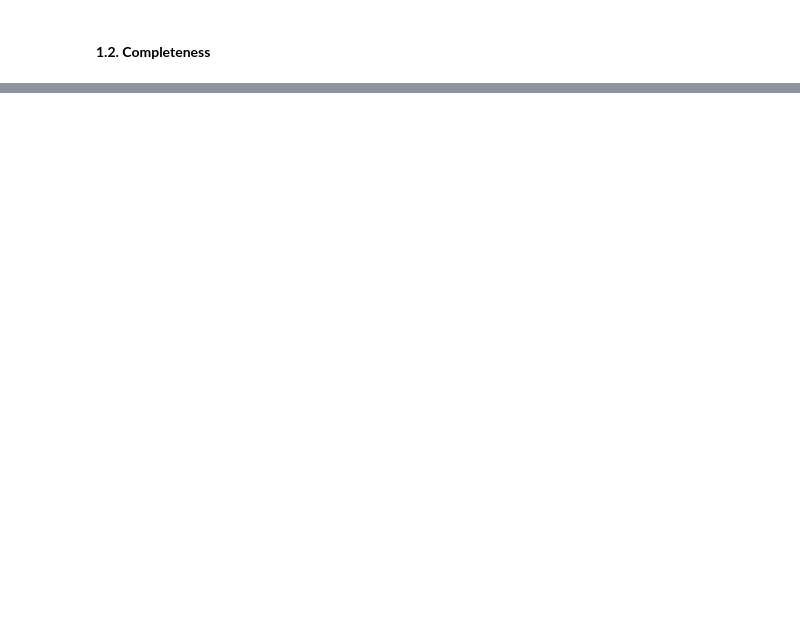
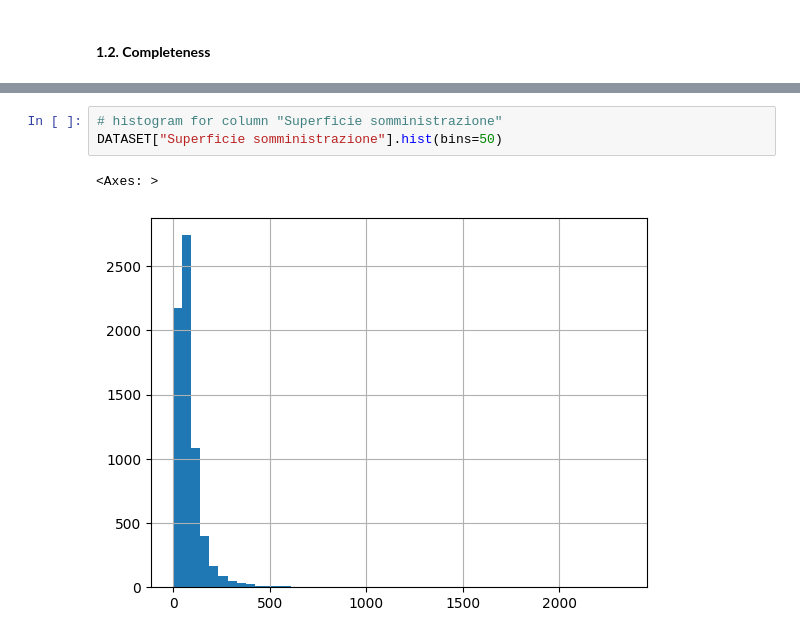
Before and after one commit to gabrielepedesini/project-data-information-quality, a Jupyter notebook: project.ipynb, the cells around one changed output, grey strips where cells are left out. Cells and saved outputs as stored; diff of their text form; blank space fills up the shorter version.

```diff
--- a/project.ipynb
+++ b/project.ipynb
@@ -181,0 +303,6 @@ COMPLETENESS
+# %%
+# histogram for column "Superficie somministrazione"
+DATASET["Superficie somministrazione"].hist(bins=50)
+# %% [output]
+<Axes: >
+[figure, added]
```
Also changed, not shown: parts of 25 cells of this notebook, 2 other files.
